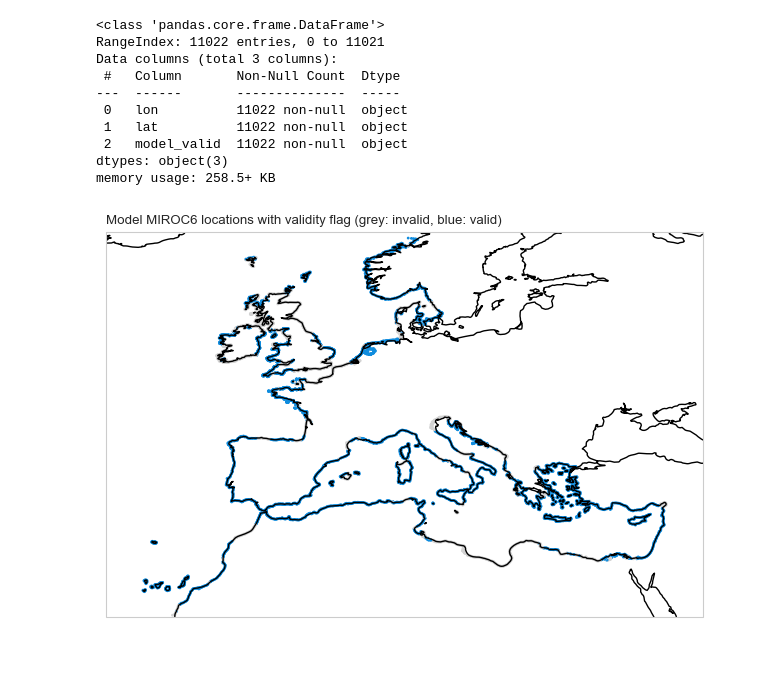
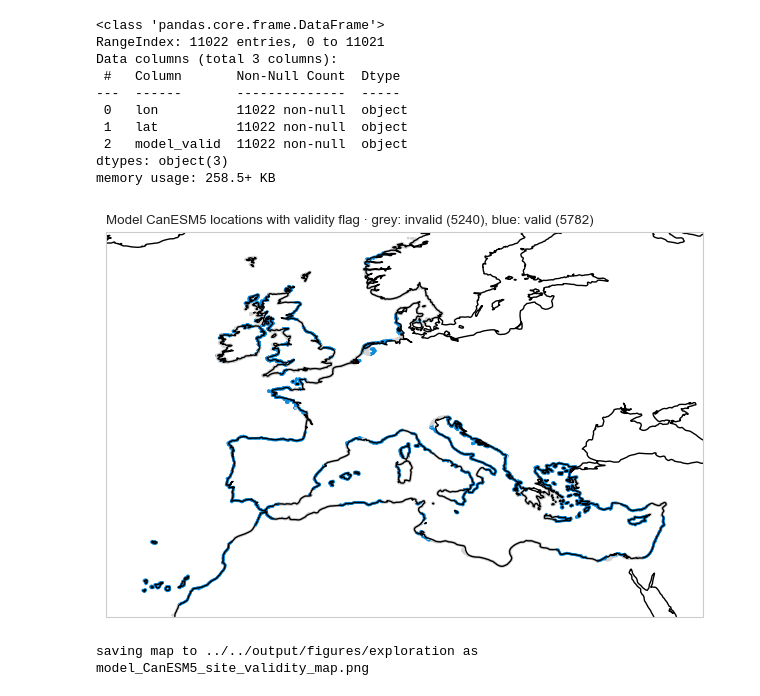
Before and after one commit to silviaelisabeth/SeaLevelExtremes, a Jupyter notebook: script/exploration/data_structure.ipynb, the cells around one changed output. Drawn from its saved outputs; the diff is of its cells as text; code cells hidden in the pictures; blank space fills up the shorter version.

```diff
--- a/script/exploration/data_structure.ipynb
+++ b/script/exploration/data_structure.ipynb
@@ -47,3 +53,6 @@ geolocator = Nominatim(user_agent="geo_lookup")
+# %%
+save_site_plot = True
+save_time_series_plot = True
 # %% [markdown]
 # Loading data
 # %%
@@ -61,5 +70,5 @@ ls_files
  '../../input/Annual_max_DCPP_20260112/Annual_max_CanESM5.nc',
  '../../input/Annual_max_DCPP_20260112/Annual_max_NorCPM1.nc']
 # %%
-file = ls_files[0]
+file_example = ls_files[-2]
 # %%
@@ -70,5 +79,5 @@ model_name
 # %%
-ds = xr.open_dataset(file, engine="netcdf4")
+ds = xr.open_dataset(file_example, engine="netcdf4")
 # %% [markdown]
 # Data Structure
 # %%
@@ -242,7 +314,7 @@ ami = am_site.values
 # Display Model Locations
 Which locations are we looking at? which one are valid?
 # %%
-df = pd.DataFrame([ds.lon.values, ds.lat.values, ds.model_valid.values], index=['lon', 'lat', 'model_valid']).T
+df = DataFrame([ds.lon.values, ds.lat.values, ds.model_valid.values], index=['lon', 'lat', 'model_valid']).T
 df.info()
 # %% [output]
 <class 'pandas.core.frame.DataFrame'>
@@ -256,34 +328,35 @@ Data columns (total 3 columns):
 dtypes: object(3)
 memory usage: 258.5+ KB
 # %%
-fig, ax = plt.subplots(
-    figsize=(13, 5),
-    subplot_kw={"projection": ccrs.PlateCarree()},
-)
+fig, ax = plt.subplots(figsize=(13, 5), subplot_kw={"projection": ccrs.PlateCarree()})
 ax.set_title(
-    f"Model {model_name} locations with validity flag (grey: invalid, blue: valid)",
-    loc='left',
-    fontsize=fs_title
+    f"Model {model_name} locations with validity flag · grey: invalid ({sites_total-sites_valid}), "
+    f"blue: valid ({sites_valid})",
+    loc='left', fontsize=fs_title
     )
-
 
 cmap = ListedColormap(["lightgrey", colors[2]])
 norm = BoundaryNorm([-0.5, 0.5, 1.5], cmap.N)
 
 ax.scatter(
-    df["lon"],
-    df["lat"],
-    c=df["model_valid"].astype(int),
-    s=1,
-    cmap=cmap,
-    norm=norm,
-    transform=ccrs.PlateCarree(),
+    df["lon"], df["lat"],
+    c=df["model_valid"].astype(int), s=1, cmap=cmap, norm=norm, transform=ccrs.PlateCarree(),
 )
 ax.coastlines()
 ax.set_extent([-22, 40, 25, 65], crs=ccrs.PlateCarree())
 
 plt.show()
+
+if save_site_plot:
+    export_dir_figures.mkdir(parents=True, exist_ok=True)
+    file_name = f"model_{model_name}_site_validity_map.png"
+    print(f"saving map to {export_dir_figures} as {file_name}")
+
+    fig.savefig(
+        export_dir_figures / file_name, dpi=300, bbox_inches='tight'
+        )
 # %% [output]
-[figure, old version]
+[figure, new version]
+saving map to ../../output/figures/exploration as model_CanESM5_site_validity_map.png
 # %% [markdown]
 # Display Timeseries at a specific location
```
Also changed, not shown: parts of 49 cells of this notebook.
